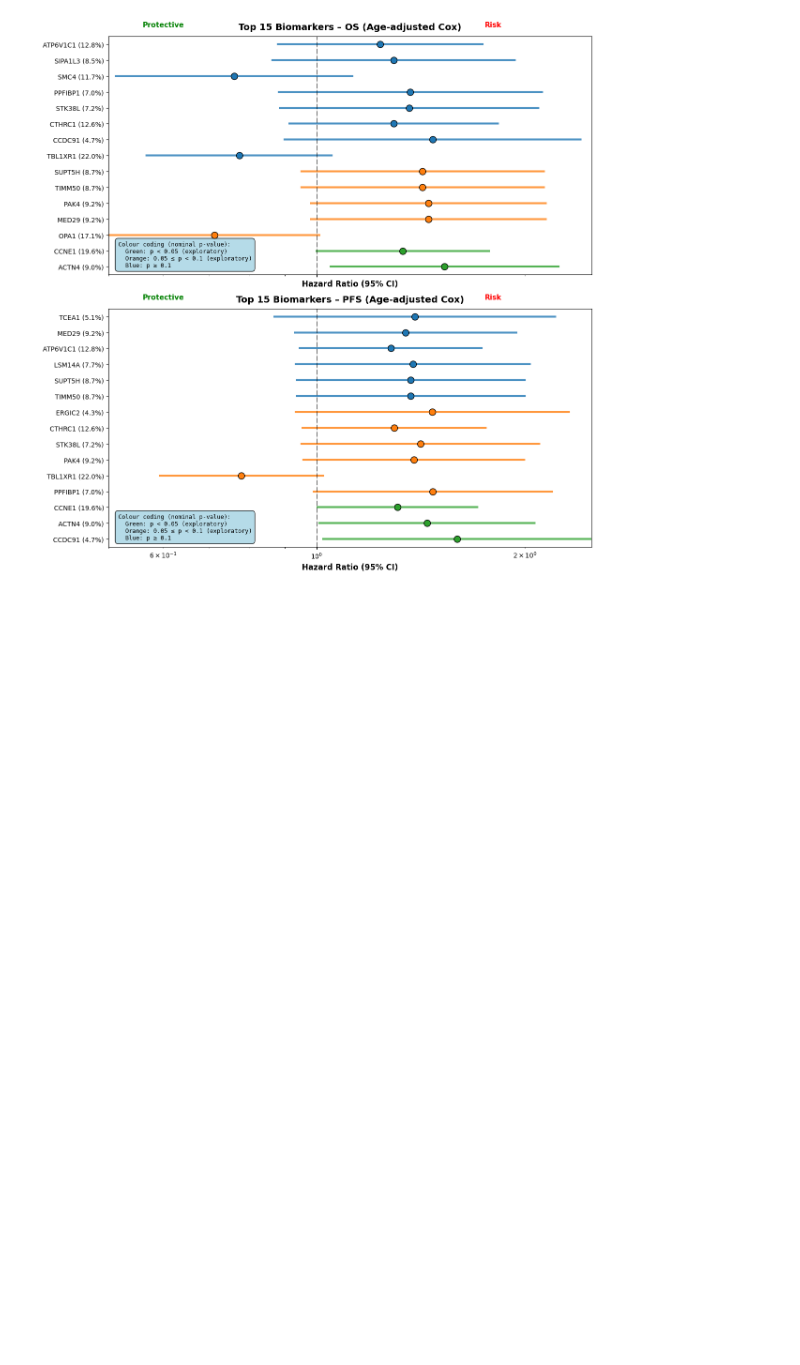
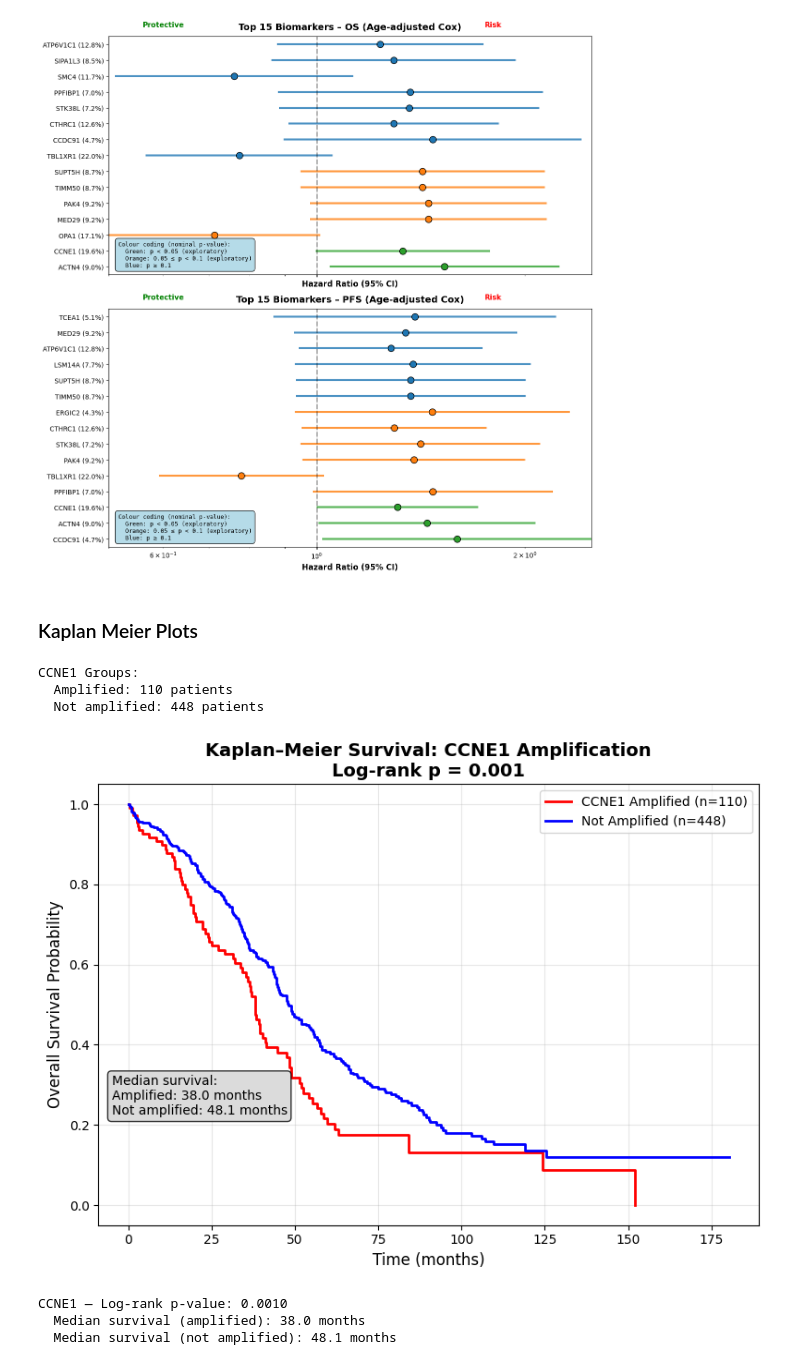
Before and after one commit to faith-ogun/bioslate-hgsoc-core, a Jupyter notebook: notebooks/tcga_ov_biomarker_survival_analysis.ipynb, the cells around one changed output. Saved outputs shown, nothing was run; the diff lists cells and outputs as text; code cells hidden in the pictures; blank space fills up the shorter version.

```diff
--- a/notebooks/tcga_ov_biomarker_survival_analysis.ipynb
+++ b/notebooks/tcga_ov_biomarker_survival_analysis.ipynb
@@ -1209,3 +1189,5 @@ plt.show()
    - forest_plots_os_pfs_with_flair.png (300 DPI)
    - forest_plots_os_pfs_with_flair.pdf (vector)
 [figure]
+# %% [markdown]
+### Kaplan Meier Plots
@@ -1211,0 +1289,10 @@ plt.show()
+# %%
+plot_km_for_biomarker("CCNE1")
+# %% [output]
+CCNE1 Groups:
+  Amplified: 110 patients
+  Not amplified: 448 patients
+[figure, added]
+CCNE1 — Log-rank p-value: 0.0010
+  Median survival (amplified): 38.0 months
+  Median survival (not amplified): 48.1 months
```
Also changed, not shown: parts of 4 cells of this notebook, 8 other files.
